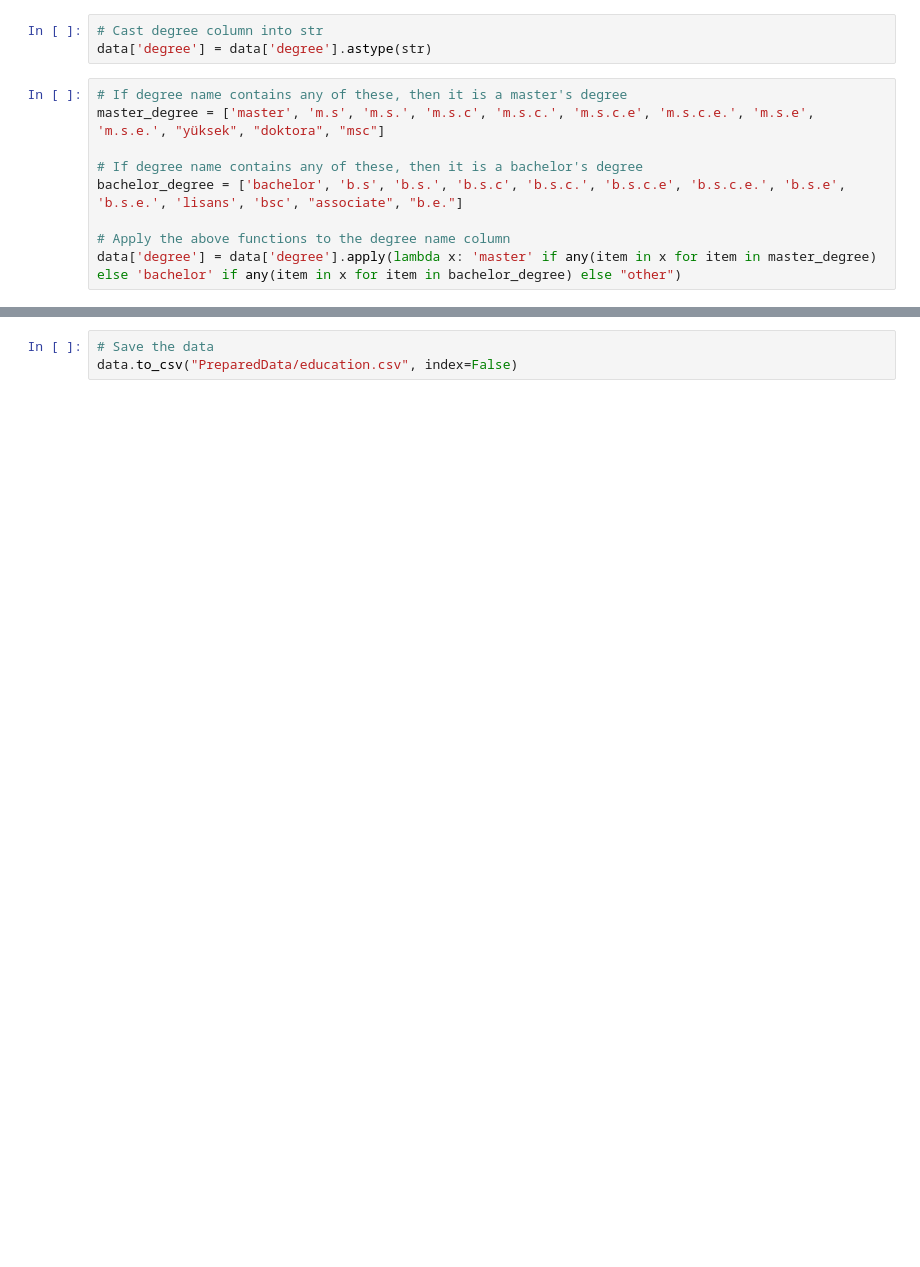
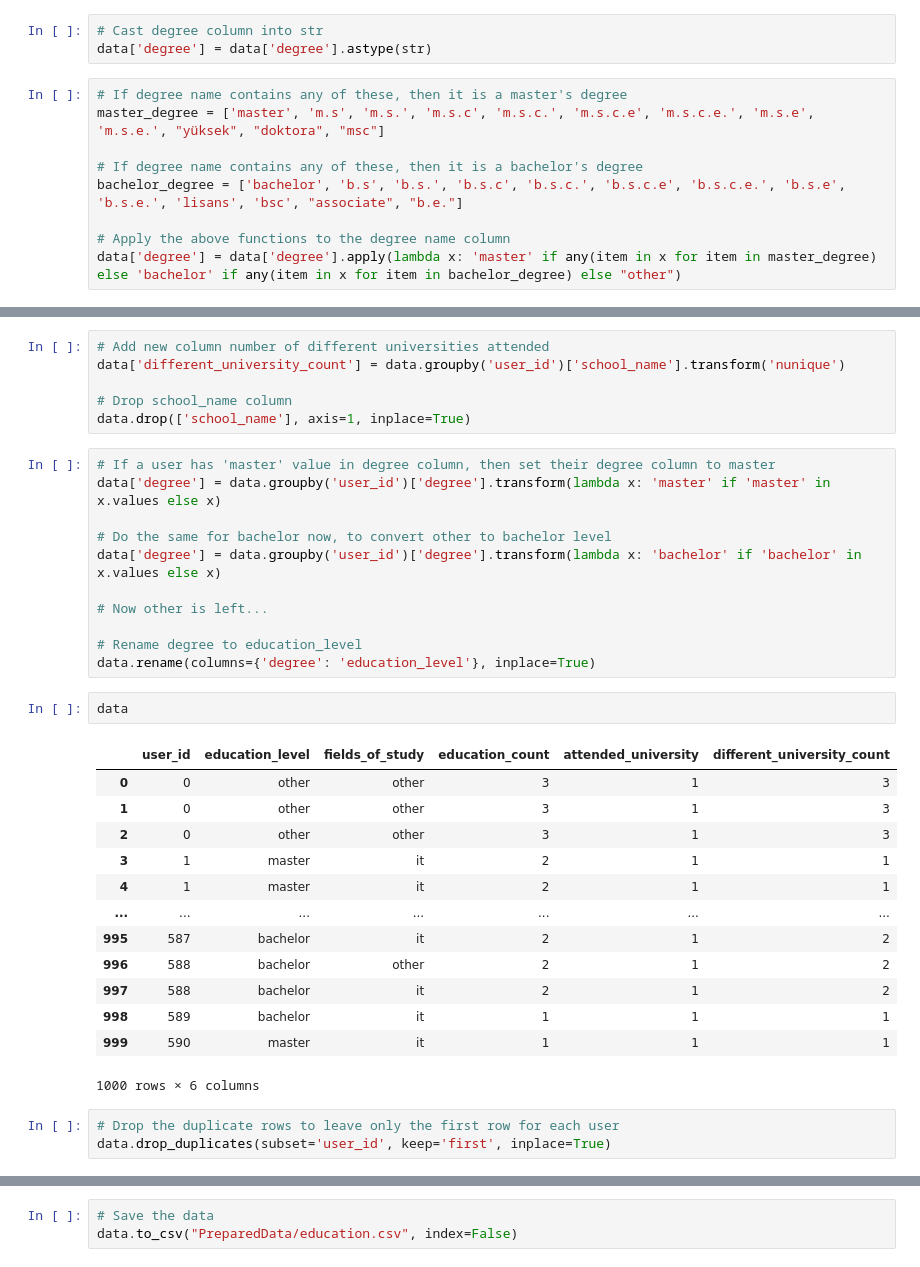
Before and after one commit to feyzijan/GarantiDatathon, a Jupyter notebook: prep_education.ipynb, the cells around one changed output, grey strips where cells are left out. Cells and saved outputs as stored; diff of their text form; blank space fills up the shorter version.

Commit message:
quick fix on education prep, continuing input prep

```diff
--- a/prep_education.ipynb
+++ b/prep_education.ipynb
@@ -260,0 +249,36 @@ data
+# %%
+# Add new column number of different universities attended
+data['different_university_count'] = data.groupby('user_id')['school_name'].transform('nunique')
+
+# Drop school_name column
+data.drop(['school_name'], axis=1, inplace=True)
+# %%
+# If a user has 'master' value in degree column, then set their degree column to master
+data['degree'] = data.groupby('user_id')['degree'].transform(lambda x: 'master' if 'master' in x.values else x)
+
+# Do the same for bachelor now, to convert other to bachelor level
+data['degree'] = data.groupby('user_id')['degree'].transform(lambda x: 'bachelor' if 'bachelor' in x.values else x)
+
+# Now other is left...
+
+# Rename degree to education_level
+data.rename(columns={'degree': 'education_level'}, inplace=True)
+# %%
+data
+# %% [output]
+|  | user_id | education_level | fields_of_study | education_count | attended_university | different_university_count |
+| 0 | 0 | other | other | 3 | 1 | 3 |
+| 1 | 0 | other | other | 3 | 1 | 3 |
+| 2 | 0 | other | other | 3 | 1 | 3 |
+| 3 | 1 | master | it | 2 | 1 | 1 |
+| 4 | 1 | master | it | 2 | 1 | 1 |
+| ... | ... | ... | ... | ... | ... | ... |
+| 995 | 587 | bachelor | it | 2 | 1 | 2 |
+| 996 | 588 | bachelor | other | 2 | 1 | 2 |
+| 997 | 588 | bachelor | it | 2 | 1 | 2 |
+| 998 | 589 | bachelor | it | 1 | 1 | 1 |
+| 999 | 590 | master | it | 1 | 1 | 1 |
+1000 rows × 6 columns
+# %%
+# Drop the duplicate rows to leave only the first row for each user
+data.drop_duplicates(subset='user_id', keep='first', inplace=True)
```
Also changed, not shown: parts of 10 cells of this notebook, 2 other files.
